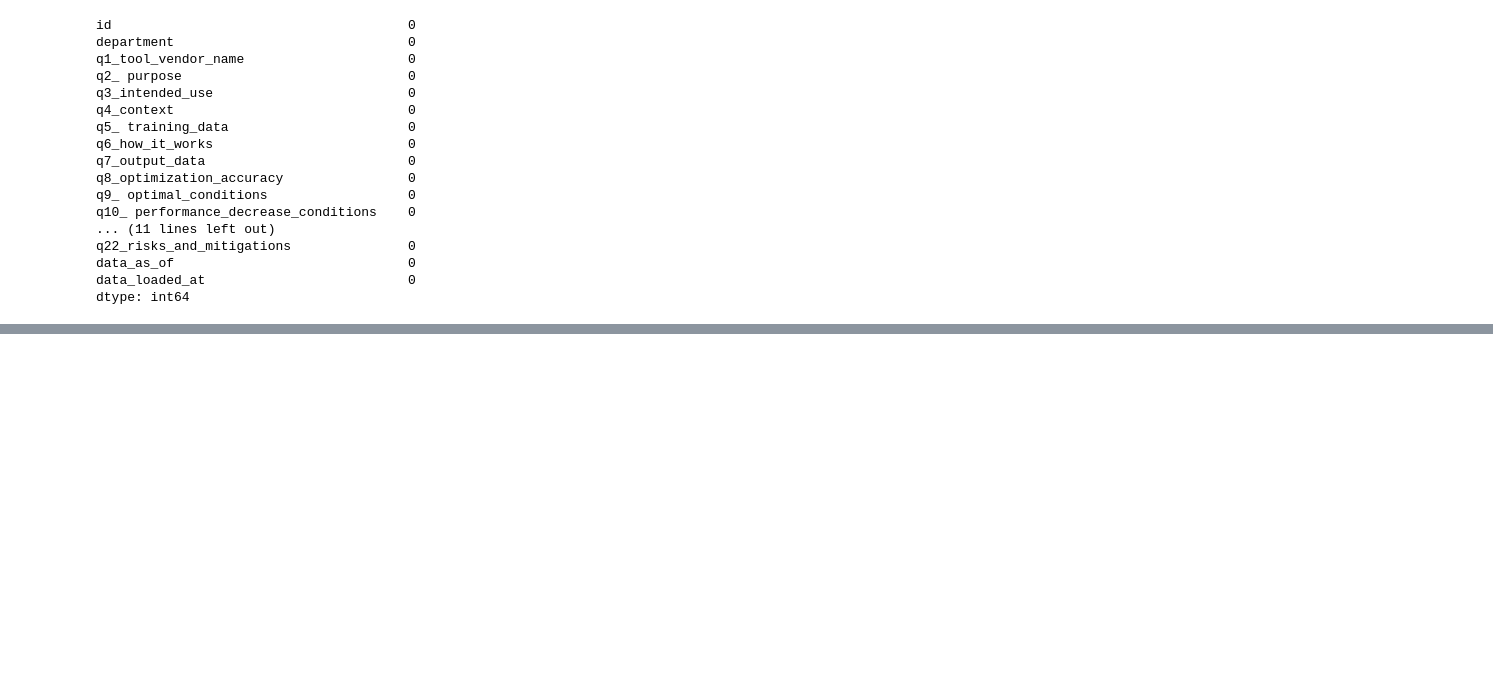
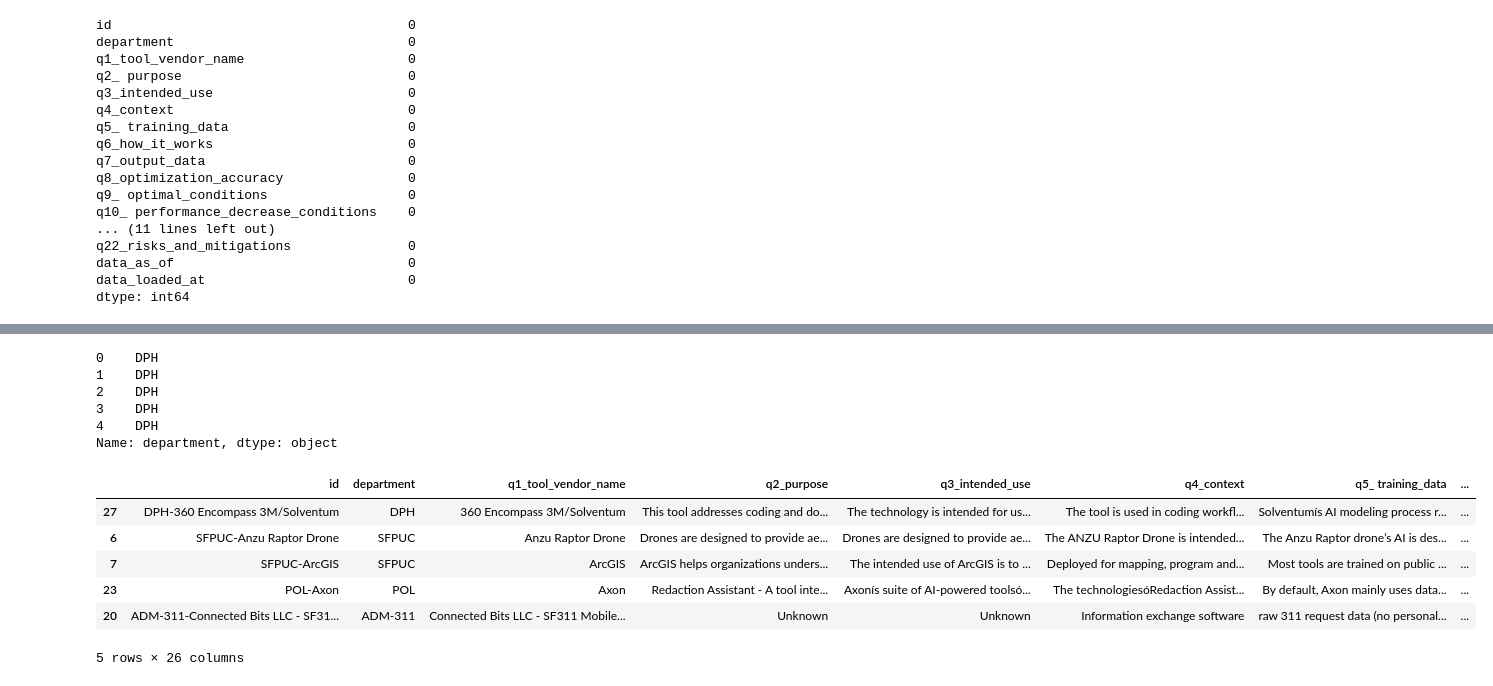
Before and after one commit to RileyTivnan12/IA-340-2, a Jupyter notebook: lab2.ipynb, the cells around one changed output, grey strips where cells are left out. Cells and saved outputs as stored; diff of their text form; code cells hidden in the pictures; blank space fills up the shorter version.

```diff
--- a/lab2.ipynb
+++ b/lab2.ipynb
@@ -200,0 +123,19 @@ df.to_csv('clean_data.csv') #store the cleaned data to local computer
+# %%
+df_clean["department"].head() # I am selecting and displaying only one column
+# %% [output]
+0    DPH
+1    DPH
+2    DPH
+3    DPH
+4    DPH
+Name: department, dtype: object
+# %%
+df_clean.sort_values(by="q1_tool_vendor_name").head() # sorting the rows by the tool vendor name
+# %% [output]
+|  | id | department | q1_tool_vendor_name | q2_purpose | q3_intended_use | q4_context | q5_ training_data | ... |
+| 27 | DPH-360 Encompass 3M/Solventum | DPH | 360 Encompass 3M/Solventum | This tool addresses coding and do... | The technology is intended for us... | The tool is used in coding workfl... | Solventumís AI modeling process r... | ... |
+| 6 | SFPUC-Anzu Raptor Drone | SFPUC | Anzu Raptor Drone | Drones are designed to provide ae... | Drones are designed to provide ae... | The ANZU Raptor Drone is intended... | The Anzu Raptor drone’s AI is des... | ... |
+| 7 | SFPUC-ArcGIS | SFPUC | ArcGIS | ArcGIS helps organizations unders... | The intended use of ArcGIS is to ... | Deployed for mapping, program and... | Most tools are trained on public ... | ... |
+| 23 | POL-Axon | POL | Axon | Redaction Assistant - A tool inte... | Axonís suite of AI-powered toolsó... | The technologiesóRedaction Assist... | By default, Axon mainly uses data... | ... |
+| 20 | ADM-311-Connected Bits LLC - SF31... | ADM-311 | Connected Bits LLC - SF311 Mobile... | Unknown | Unknown | Information exchange software | raw 311 request data (no personal... | ... |
+5 rows × 26 columns
```
Also changed, not shown: parts of 27 cells of this notebook.
